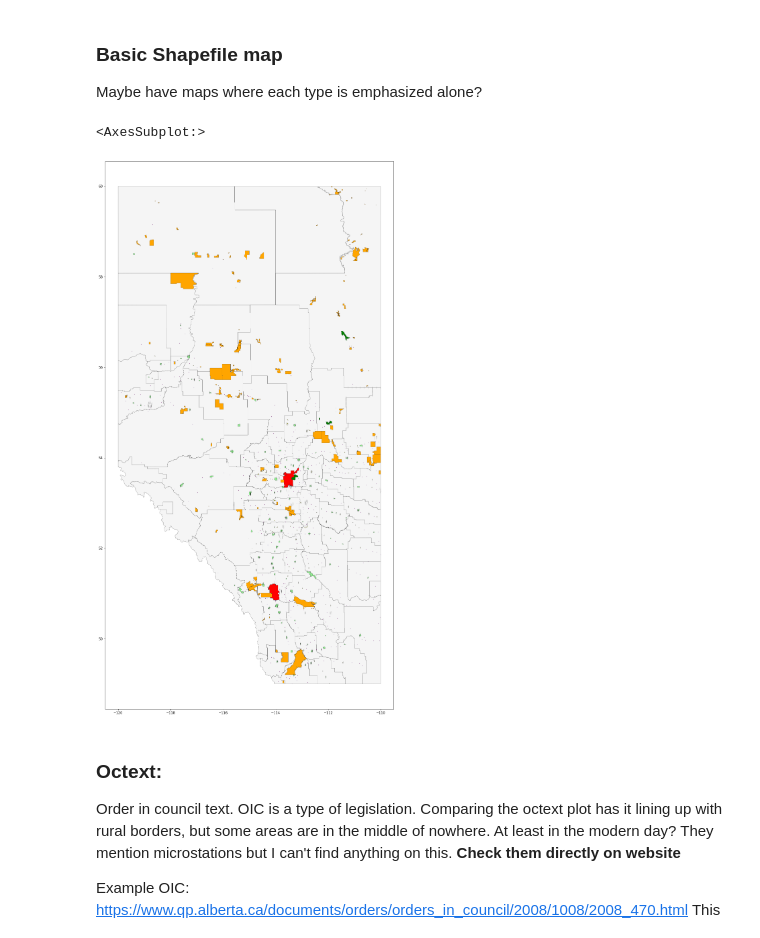
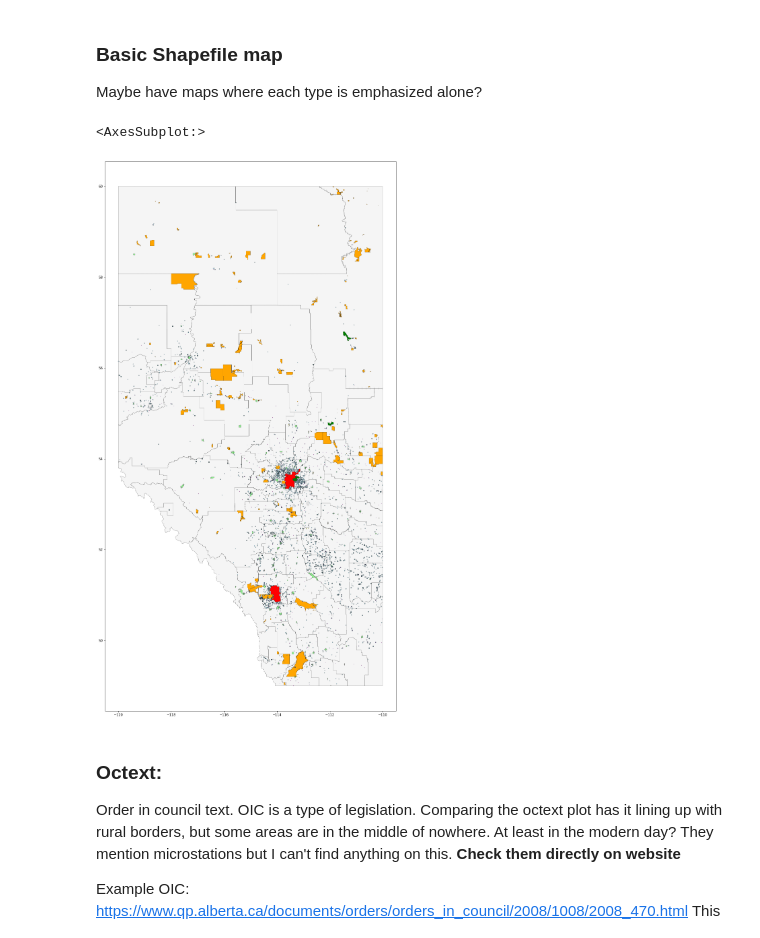
Before and after one commit to PeterFriedrich/bridge_the_gap, a Jupyter notebook: eda_and_research/testing-shapefiles-geospatial-analysis.ipynb, the cells around one changed output. Saved outputs shown, nothing was run; the diff lists cells and outputs as text; code cells hidden in the pictures.

```diff
--- a/eda_and_research/testing-shapefiles-geospatial-analysis.ipynb
+++ b/eda_and_research/testing-shapefiles-geospatial-analysis.ipynb
@@ -89,6 +81,12 @@ svillage_df = gpd.read_file(file_path/"SVILLAGE.shp")
 town_df = gpd.read_file(file_path/"TOWN.shp")
 urbserv_df = gpd.read_file(file_path/"urbserv.shp")
 village_df = gpd.read_file(file_path/"VILLAGE.shp")
+# %%
+cira_df = pd.read_csv("../data/cira-internet-performance.csv")
+# %%
+cira_geo = gpd.GeoDataFrame(cira_df, geometry=gpd.points_from_xy(cira_df["GEO LONGITUDE"],
+                                                                 cira_df["GEO LATITUDE"]))
+cira_geo.crs = {'init': 'epsg:4326'}
 # %% [markdown]
 #### Municipal Boundary Tracker
 # %%
@@ -134,23 +132,25 @@ Maybe have maps where each type is emphasized alone?
 # %%
 size = (24, 30)
 lwidth=0.25
 ax = city_df.plot(figsize=size, color='red', edgecolor='black', linewidth=lwidth)
 
 rural_df.plot(figsize=size, color="whitesmoke", edgecolor="black", linewidth=lwidth, ax=ax)
 urbserv_df.plot(figsize=size, color="green", edgecolor="black", linewidth=lwidth, ax=ax)
 indian_df.plot(figsize=size, color="orange", edgecolor="black", linewidth=lwidth, ax=ax)
 
 # these may need to be isolated
 town_df.plot(figsize=size, color="lightgreen", edgecolor="black", linewidth=lwidth, ax=ax)
 village_df.plot(figsize=size, color="lightyellow", edgecolor="black", linewidth=lwidth, ax=ax)
 svillage_df.plot(figsize=size, color="yellow", edgecolor="black", linewidth=lwidth, ax=ax) # not quite visible
 
 hamlet_df.plot(figsize=size, color="red", edgecolor="darkblue", markersize=1,
                linewidth=lwidth, zorder=2, ax=ax)
 octext_df.plot(figsize=size, color="black", linewidth=7, edgecolor="black", zorder=1, ax=ax) # what is this
+
+cira_geo.plot(figsize=size, linewidth=lwidth, color="lightblue", edgecolor="Black", markersize=3, ax=ax)
 # %% [output]
 <AxesSubplot:>
-[figure, old version]
+[figure, new version]
 # %% [markdown]
 ### Octext:
 Order in council text. OIC is a type of legislation. Comparing the octext plot has it lining up with rural borders, but some areas are in the middle of nowhere. At least in the modern day? They mention microstations but I can't find anything on this. **Check them directly on website**
```
Also changed, not shown: parts of 4 cells of this notebook, 2 other files.
